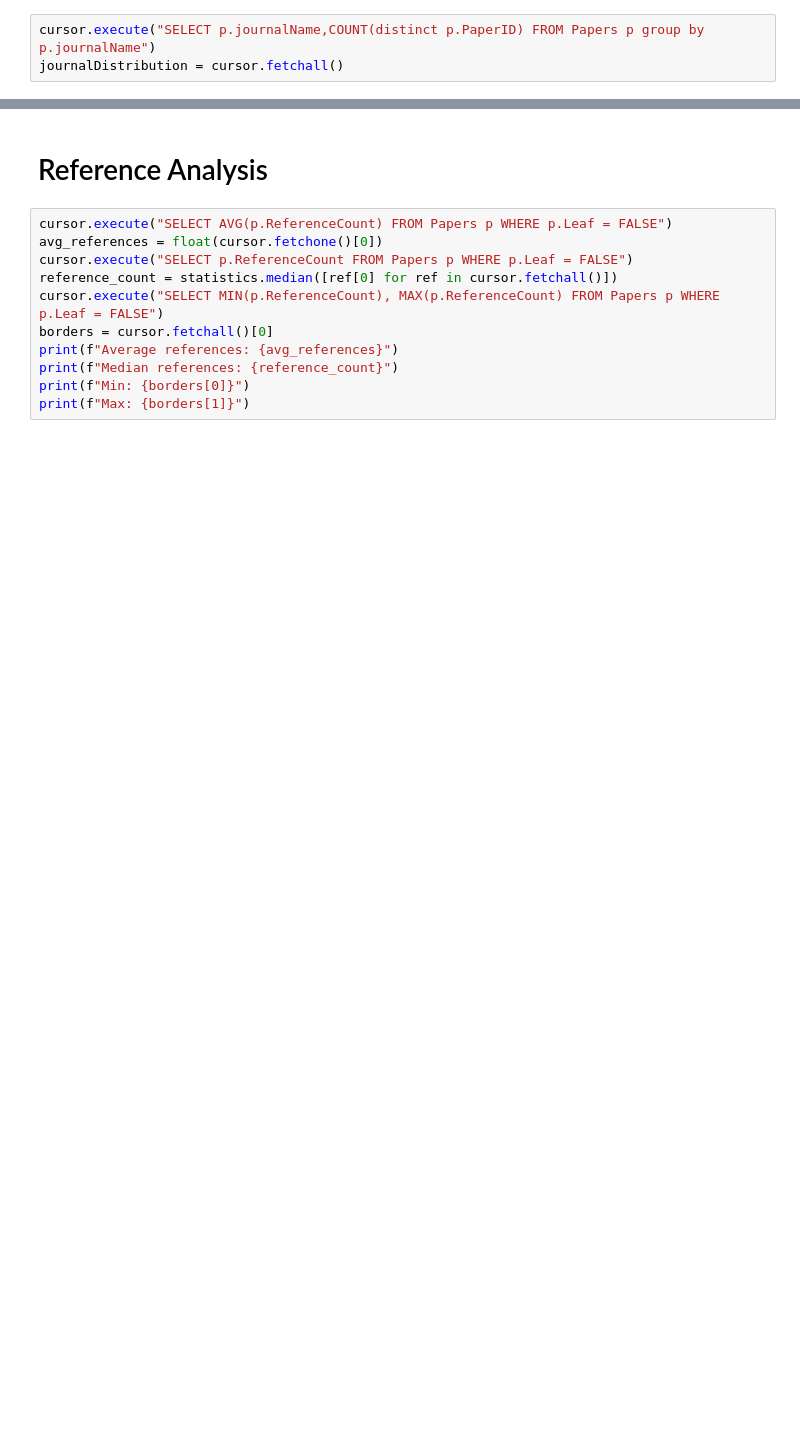
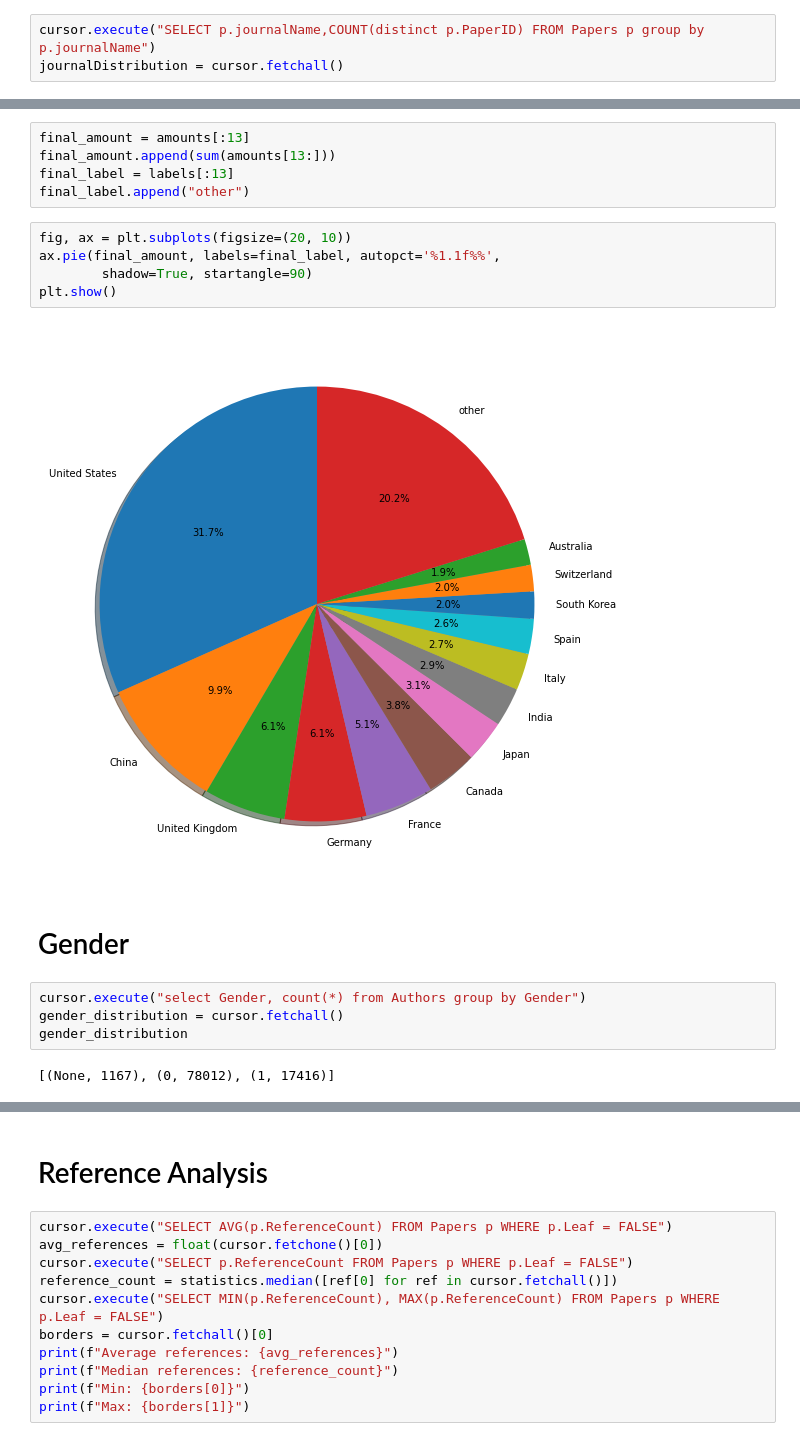
Before and after one commit to daviddung1993/Thesis-Project-How-blind-really-is-a-blind-peer-review-, a Jupyter notebook: Jupyter_notebooks/Data Analysis.ipynb, the cells around one changed output, grey strips where cells are left out. Saved outputs shown, nothing was run; the diff lists cells and outputs as text; blank space fills up the shorter version.

```diff
--- a/Jupyter_notebooks/Data Analysis.ipynb
+++ b/Jupyter_notebooks/Data Analysis.ipynb
@@ -92,0 +120,20 @@ journalDistribution
+# %%
+final_amount = amounts[:13]
+final_amount.append(sum(amounts[13:]))
+final_label = labels[:13]
+final_label.append("other")
+# %%
+fig, ax = plt.subplots(figsize=(20, 10))
+ax.pie(final_amount, labels=final_label, autopct='%1.1f%%',
+        shadow=True, startangle=90)
+plt.show()
+# %% [output]
+[figure, added]
+# %% [markdown]
+# Gender
+# %%
+cursor.execute("select Gender, count(*) from Authors group by Gender")
+gender_distribution = cursor.fetchall()
+gender_distribution
+# %% [output]
+[(None, 1167), (0, 78012), (1, 17416)]
```
Also changed, not shown: parts of 31 cells of this notebook, 8 other files.
